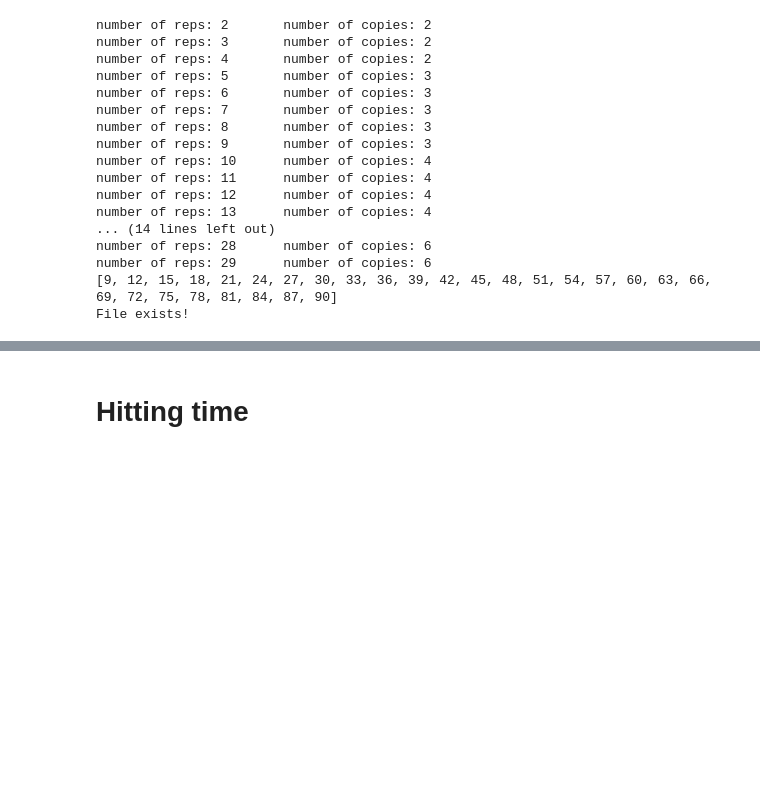
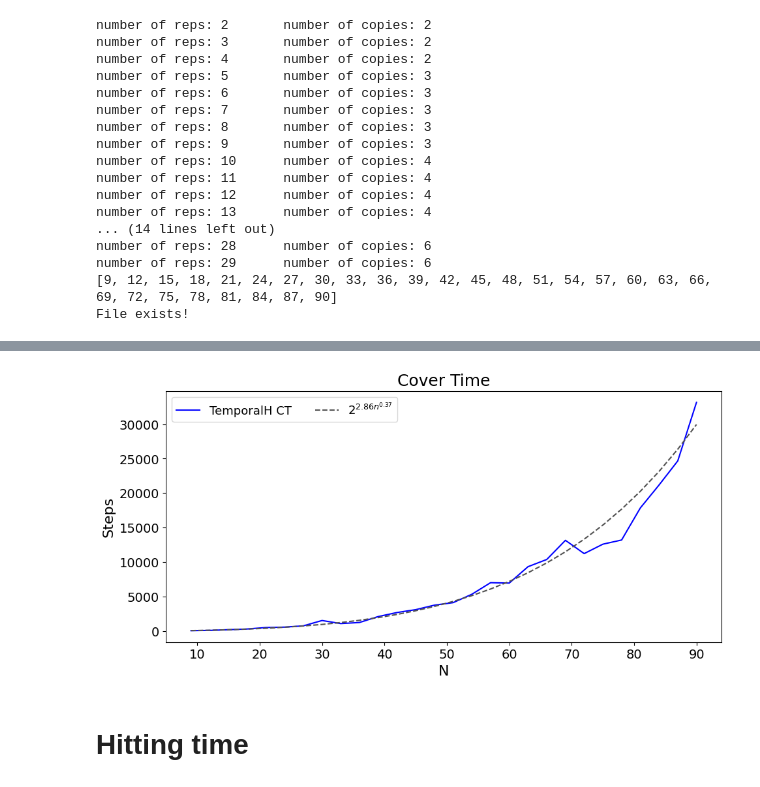
Before and after one commit to JaimePSantos/DynamicRandomWalks, a Jupyter notebook: CT-Dyn_TemporalHelix.ipynb, the cells around one changed output, grey strips where cells are left out. Saved outputs shown, nothing was run; the diff lists cells and outputs as text; code cells hidden in the pictures; blank space fills up the shorter version.

```diff
--- a/CT-Dyn_TemporalHelix.ipynb
+++ b/CT-Dyn_TemporalHelix.ipynb
@@ -433,3 +495,40 @@ plot_qwak(x_value_matrix = [nrange2,nrange2] , y_value_matrix = [cover_times,est
+# %%
+epsilon = 0.3665359296904238
+c = 2.8576224936233343
+
+estimate_cover_time_memory = [x for x in temporal_graph_cover_time2(nrange2,epsilon,c)]
+
+alphaLabelList = [r'TemporalH CT',r'$2^{' +f'{round(c,2)}' +r'n^{0.37}}$']
+
+params = {
+    'font_size' : 14,
+    'figsize': (11, 5),
+    'plot_title' : f'Cover Time',
+    'x_label' : 'N',
+    'y_label' : "Steps",
+    'legend_labels' : alphaLabelList,
+    'legend_loc': "best",
+    # 'legend_title' : r'$\alpha$',
+    'legend_ncol' : 3,
+    'color_list' : ['#0000FF','#525252', '#008000' ],
+    'line_style_list' : ['-', '--','-.' ],
+    # 'save_path' : f'Output/OrientedDynamics/orientedDynamics_N{N}_NWALKS{len(alphaList)}_Alphas{str([round(a, 2) for a in alphaList]).replace(", ", "-").replace("[", "").replace("]", "")}_TMAX{round(t)}.png',
+    'use_loglog': False,
+    'use_cbar' : False,
+    'cbar_label' : None,
+    'cbar_ticks' : None,
+    'cbar_tick_labels' : None,
+    'x_lim' : None,
+    # 'x_num_ticks' : 7,
+    # 'y_num_ticks' : 7,
+    # 'x_round_val' : 1,
+    # 'y_round_val' : 3,
+}
+node_value_matrix = list(nrange)
+
+plot_qwak(x_value_matrix = [nrange2,nrange2] , y_value_matrix = [cover_times,estimate_cover_time_memory],**params)
+# %% [output]
+[figure, added]
 # %% [markdown]
 # Hitting time
 # %%
```
Also changed, not shown: parts of 8 cells of this notebook, 1 other file.
